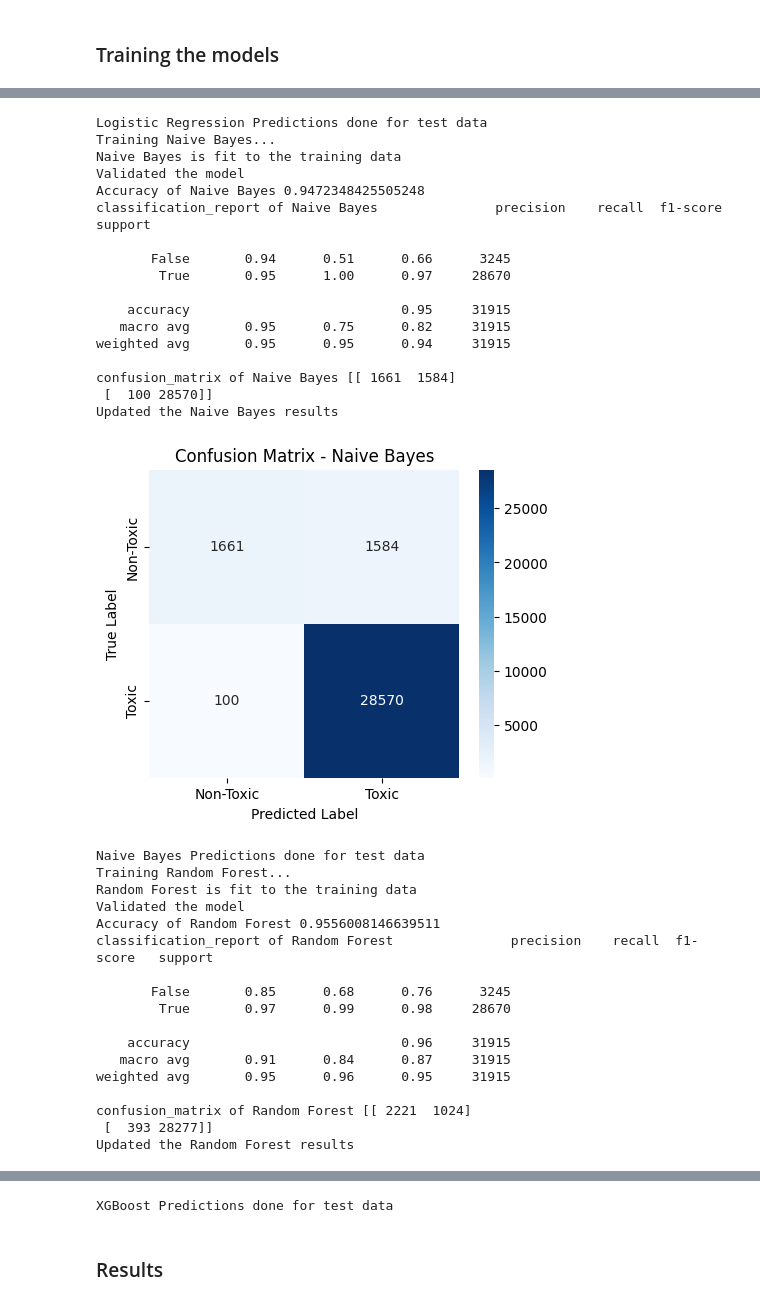
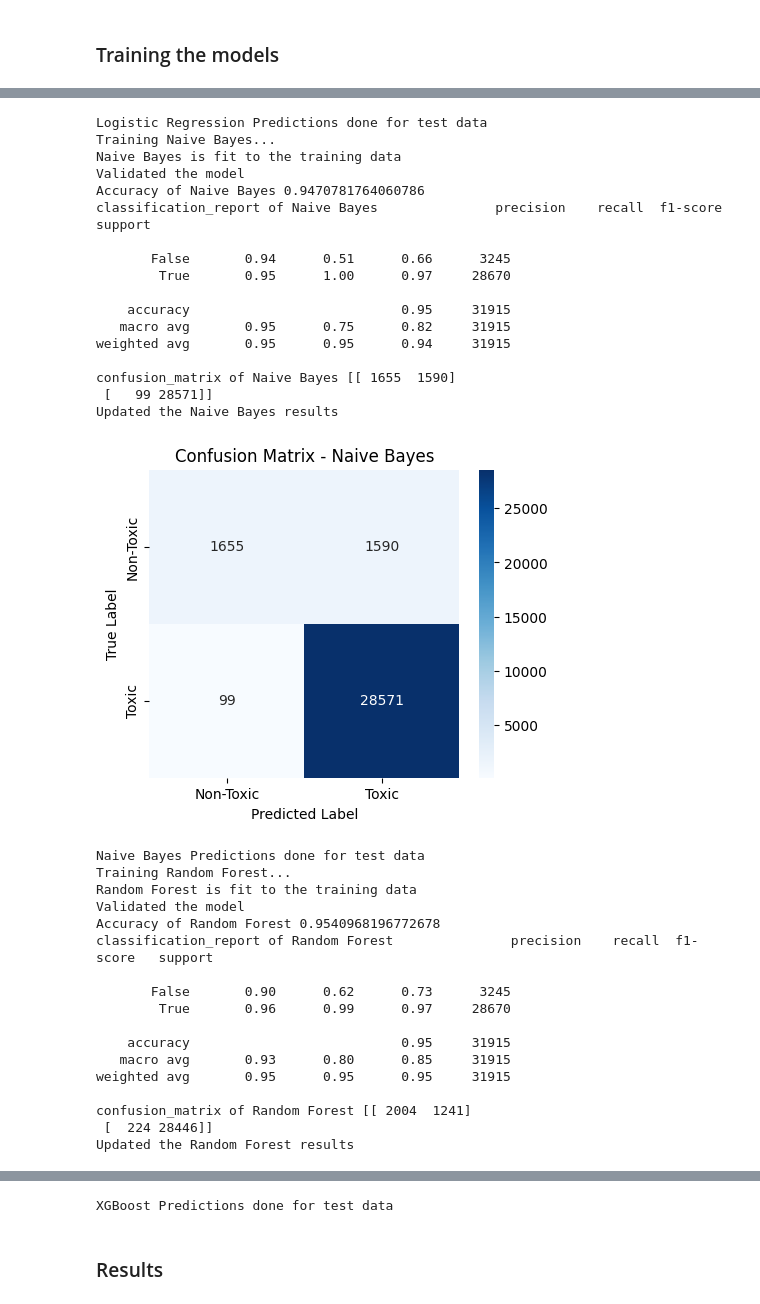
Before and after one commit to Crownedprinz/dual-stage-toxic-comment-detection-system, a Jupyter notebook: notebooks/jigsaw_toxic_comment_classification.ipynb, the cells around one changed output, grey strips where cells are left out. Cells and saved outputs as stored; diff of their text form; code cells hidden in the pictures.

Commit message:
Updated the baseline ML models and refined both Binary classification models and multi-label classification models

```diff
--- a/notebooks/jigsaw_toxic_comment_classification.ipynb
+++ b/notebooks/jigsaw_toxic_comment_classification.ipynb
@@ -414,3 +494,5 @@ models = {
 # %%
 # Transform test data using the same TF-IDF vectorizer
-X_test_tfidf = tfidf.transform(test_data_features["clean_comment"])
+X_test_text_tfidf = tfidf.transform(X_test_text)
+
+print(X_test_text_tfidf)
@@ -416,0 +537,4 @@ X_test_tfidf = tfidf.transform(test_data_features["clean_comment"])
+# %%
+X_test_other_scaled = scaler.transform(X_test_other)
+# %%
+X_test_combined = hstack([X_test_text_tfidf, X_test_other_scaled])
@@ -416,0 +545,21 @@ X_test_tfidf = tfidf.transform(test_data_features["clean_comment"])
+# %%
+from scipy.sparse import coo_matrix
+
+# Convert to COO format if needed
+X_coo = X_test_combined.tocoo()
+
+# Find rows with NaNs
+nan_mask = np.isnan(X_coo.data)
+rows_with_nans = np.unique(X_coo.row[nan_mask])
+
+# Get unique rows (since same row could have multiple NaNs)
+unique_rows = np.unique(rows_with_nans)
+
+print("Rows with NaN values:", unique_rows)
+print("Total rows with NaNs:", len(unique_rows))
+
+# Replace NaNs with 0
+X_coo.data[np.isnan(X_coo.data)] = 0
+
+# Convert back to CSR for efficient slicing & prediction
+X_test_combined = X_coo.tocsr()
@@ -423,9 +579,9 @@ from sklearn.metrics import confusion_matrix as sk_confusion_matrix
 results = {}
 for model_name, model in models.items():
     print(f"Training {model_name}...")
-    model.fit(X_train_tfidf, y_train)
+    model.fit(X_train_combined, y_train)
     print(f"{model_name} is fit to the training data")
-    y_val_pred = model.predict(X_val_tfidf)
+    y_val_pred = model.predict(X_val_combined)
     print("Validated the model")
     # Compute evaluation metrics
     accuracy = accuracy_score(y_val, y_val_pred)
@@ -450,7 +606,7 @@ for model_name, model in models.items():
     plt.title(f"Confusion Matrix - {model_name}")
     plt.show()
 
-    test_data_features[f"predicted_{model_name.replace(' ', '_')}"] = model.predict(X_test_tfidf)
+    test_data_features[f"predicted_{model_name.replace(' ', '_')}"] = model.predict(X_test_combined)
 
     print(f"{model_name} Predictions done for test data")
 # %% [output]
@@ -472,37 +628,37 @@ confusion_matrix of Logistic Regression [[ 1980  1265]
 Updated the Logistic Regression results
 [figure]
 Logistic Regression Predictions done for test data
 Training Naive Bayes...
 Naive Bayes is fit to the training data
 Validated the model
-Accuracy of Naive Bayes 0.9472348425505248
+Accuracy of Naive Bayes 0.9470781764060786
 classification_report of Naive Bayes               precision    recall  f1-score   support
 
        False       0.94      0.51      0.66      3245
         True       0.95      1.00      0.97     28670
 
     accuracy                           0.95     31915
    macro avg       0.95      0.75      0.82     31915
 weighted avg       0.95      0.95      0.94     31915
 
-confusion_matrix of Naive Bayes [[ 1661  1584]
- [  100 28570]]
+confusion_matrix of Naive Bayes [[ 1655  1590]
+ [   99 28571]]
 Updated the Naive Bayes results
-[figure, old version]
+[figure, new version]
 Naive Bayes Predictions done for test data
 Training Random Forest...
 Random Forest is fit to the training data
 Validated the model
-Accuracy of Random Forest 0.9556008146639511
+Accuracy of Random Forest 0.9540968196772678
 classification_report of Random Forest               precision    recall  f1-score   support
 
-       False       0.85      0.68      0.76      3245
-        True       0.97      0.99      0.98     28670
+       False       0.90      0.62      0.73      3245
+        True       0.96      0.99      0.97     28670
 
-    accuracy                           0.96     31915
-   macro avg       0.91      0.84      0.87     31915
-weighted avg       0.95      0.96      0.95     31915
+    accuracy                           0.95     31915
+   macro avg       0.93      0.80      0.85     31915
+weighted avg       0.95      0.95      0.95     31915
 
-confusion_matrix of Random Forest [[ 2221  1024]
- [  393 28277]]
+confusion_matrix of Random Forest [[ 2004  1241]
+ [  224 28446]]
 Updated the Random Forest results
```
Also changed, not shown: parts of 46 cells of this notebook.
